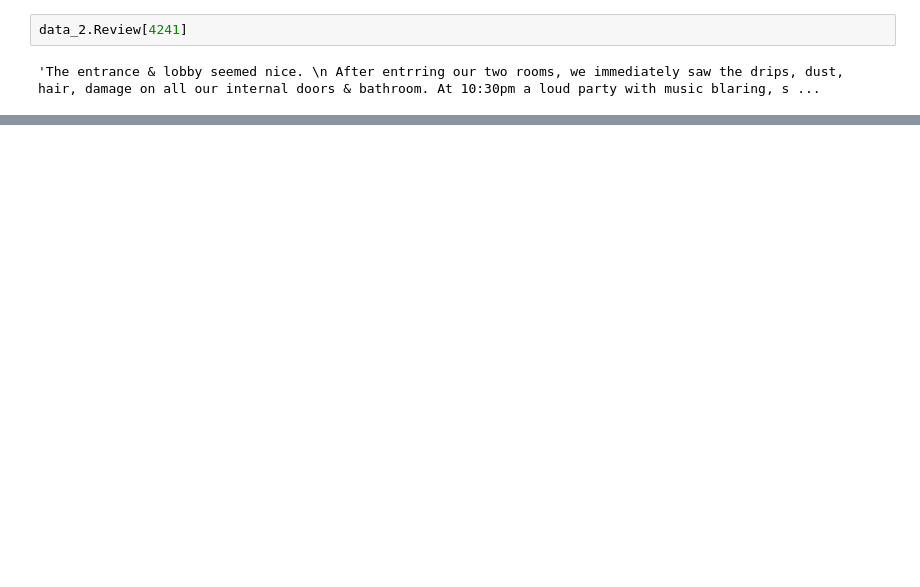
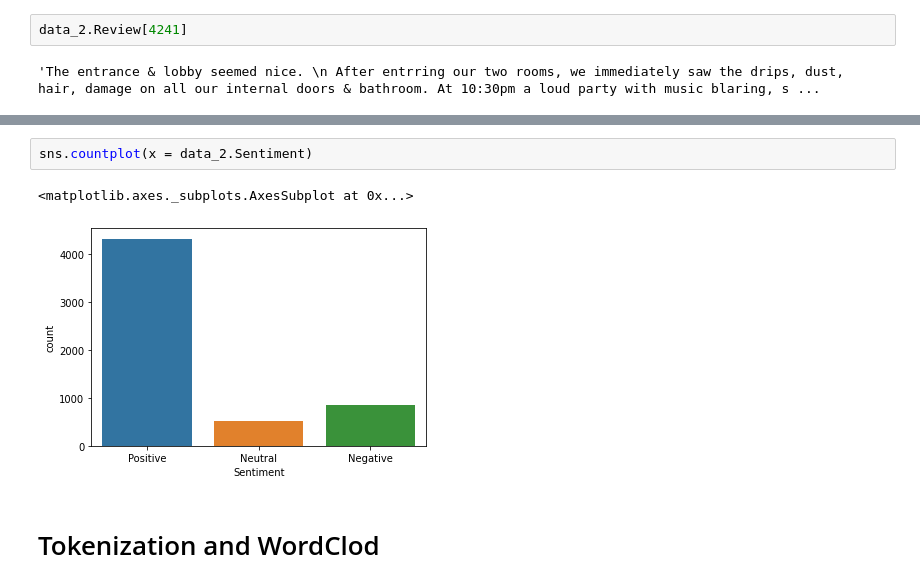
Before and after one commit to piyumaha12/Clootrack_assignment, a Jupyter notebook: exploration.ipynb, the cells around one changed output, grey strips where cells are left out. Saved outputs shown, nothing was run; the diff lists cells and outputs as text; blank space fills up the shorter version.

```diff
--- a/exploration.ipynb
+++ b/exploration.ipynb
@@ -656,0 +696,7 @@ data_2.Review[4241]
+# %%
+sns.countplot(x = data_2.Sentiment)
+# %% [output]
+<matplotlib.axes._subplots.AxesSubplot at 0x...>
+[figure, added]
+# %% [markdown]
+# Tokenization and WordClod
```
Also changed, not shown: parts of 28 cells of this notebook.
